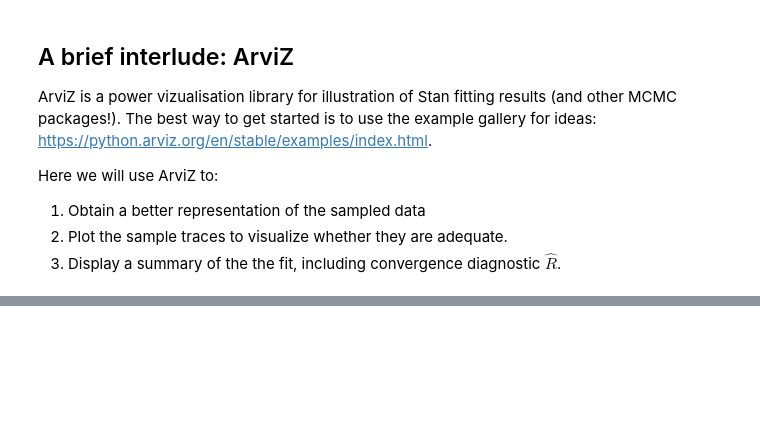
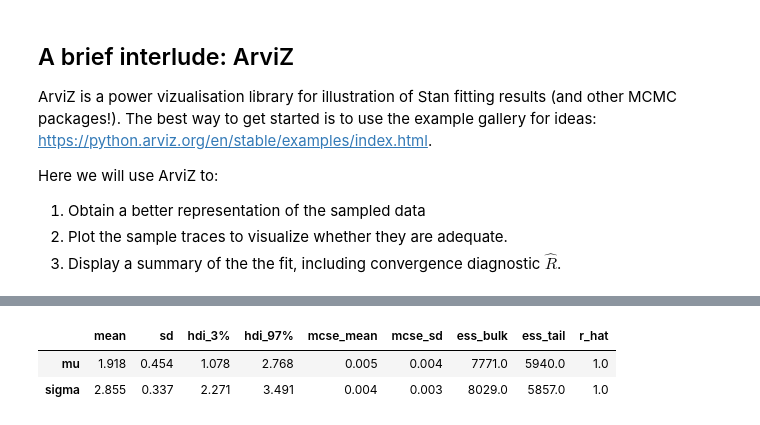
Before and after one commit to mdblackledge/stan_examples, a Jupyter notebook: notebooks/doughnut_seminar_2023.ipynb, the cells around one changed output, grey strips where cells are left out. Drawn from its saved outputs; the diff is of its cells as text; code cells hidden in the pictures; blank space fills up the shorter version.

```diff
--- a/notebooks/doughnut_seminar_2023.ipynb
+++ b/notebooks/doughnut_seminar_2023.ipynb
@@ -110,0 +128,7 @@ Here we will use ArviZ to:
+# %%
+# How good are the convergence diagnostics?
+az.summary(az_samples)
+# %% [output]
+|  | mean | sd | hdi_3% | hdi_97% | mcse_mean | mcse_sd | ess_bulk | ess_tail | r_hat |
+| mu | 1.918 | 0.454 | 1.078 | 2.768 | 0.005 | 0.004 | 7771.0 | 5940.0 | 1.0 |
+| sigma | 2.855 | 0.337 | 2.271 | 3.491 | 0.004 | 0.003 | 8029.0 | 5857.0 | 1.0 |
```
Also changed, not shown: parts of 3 cells of this notebook.
